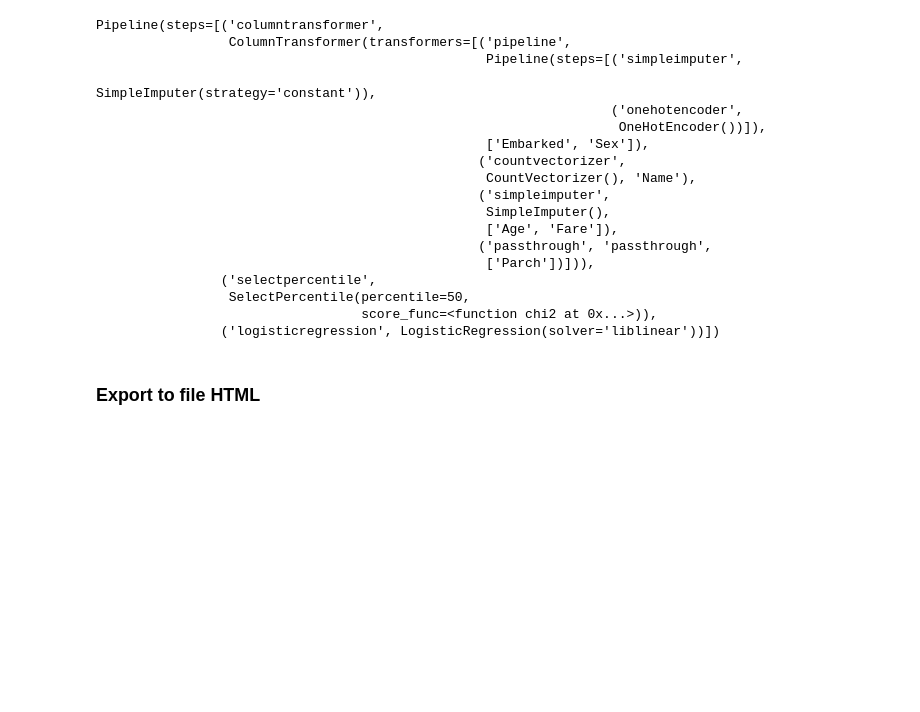
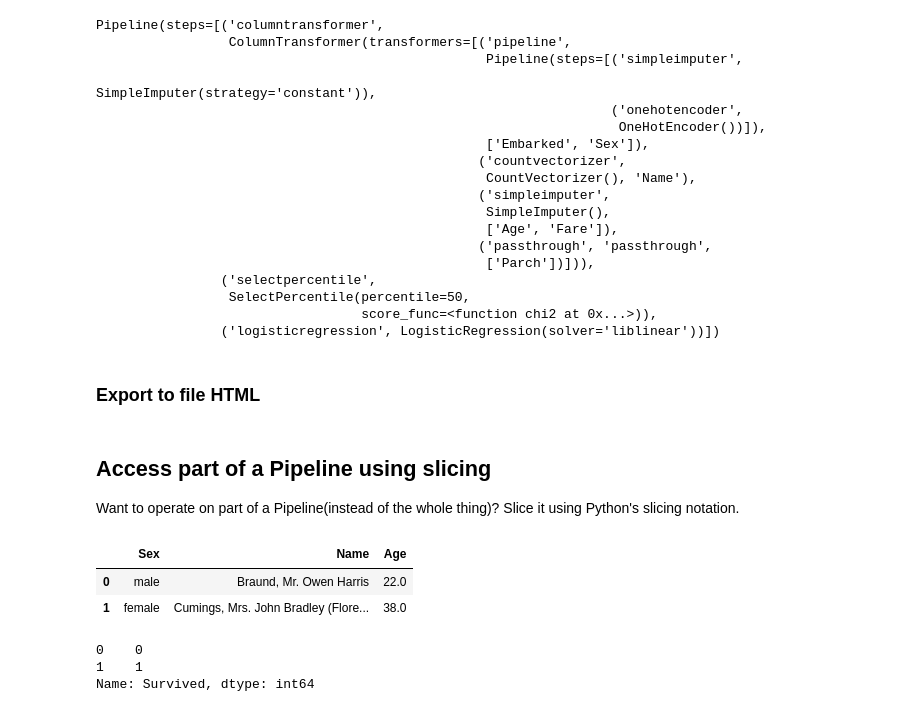
Before and after one commit to tien-le/-50-scikit-learn-tips, a Jupyter notebook: course - 50 scikit-learn tips.ipynb, the cells around one changed output. Drawn from its saved outputs; the diff is of its cells as text; code cells hidden in the pictures; blank space fills up the shorter version.

```diff
--- a/course - 50 scikit-learn tips.ipynb
+++ b/course - 50 scikit-learn tips.ipynb
@@ -1554,3 +1553,31 @@ file_html_path = "pipe.html"
 from sklearn.utils import estimator_html_repr
 with open(file_html_path, 'w') as f:
     f.write(estimator_html_repr(pipe))
+# %% [markdown]
+## Access part of a Pipeline using slicing
+
+Want to operate on part of a Pipeline(instead of the whole thing)? Slice it using Python's slicing notation.
+# %%
+import os
+
+file_input_path = "titanic_train.csv"
+if not os.path.exists(file_input_path):
+    df_train = pd.read_csv("http://bit.ly/kaggletrain")
+    df_train.to_csv(file_input_path, header=True, index=False, sep="\t")
+else:
+    df_train = pd.read_csv(file_input_path, header=0, sep="\t")
+# %%
+cols = ["Sex", "Name", "Age"]
+X, y = df_train[cols], df["Survived"]
+# %%
+X.head(2)
+# %% [output]
+|  | Sex | Name | Age |
+| 0 | male | Braund, Mr. Owen Harris | 22.0 |
+| 1 | female | Cumings, Mrs. John Bradley (Flore... | 38.0 |
+# %%
+y.head(2)
+# %% [output]
+0    0
+1    1
+Name: Survived, dtype: int64
```
Also changed, not shown: parts of 47 cells of this notebook.
